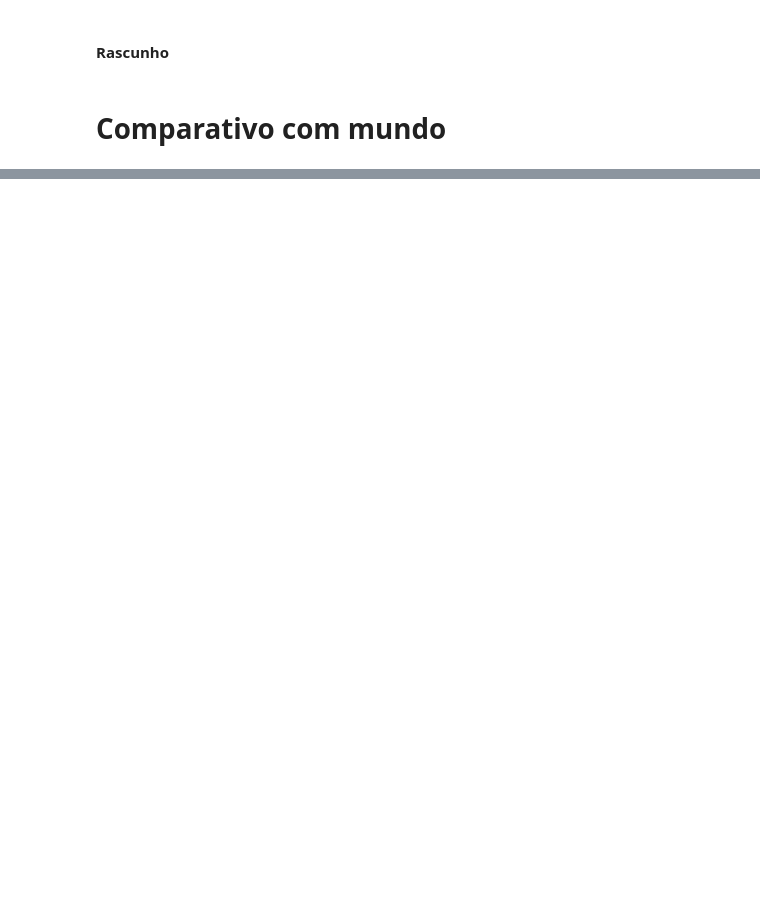
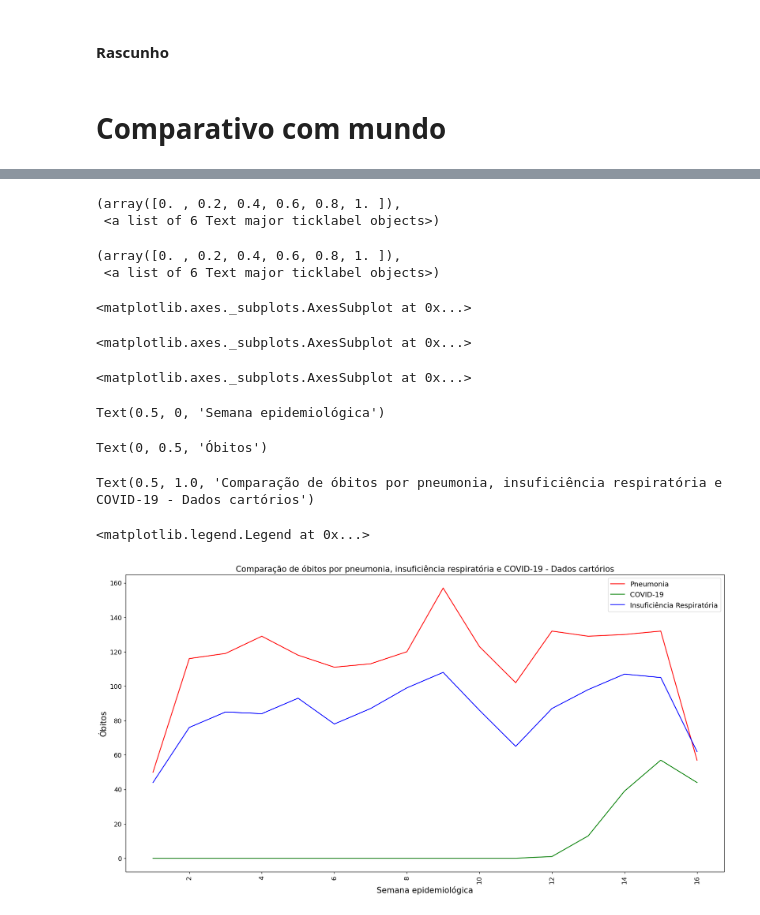
Before and after one commit to luiseduardobr1/covid19-Ceara, a Jupyter notebook: algoritmos/EstudoCoronavirusCEARA.ipynb, the cells around one changed output, grey strips where cells are left out. Cells and saved outputs as stored; diff of their text form; code cells hidden in the pictures; blank space fills up the shorter version.

```diff
--- a/algoritmos/EstudoCoronavirusCEARA.ipynb
+++ b/algoritmos/EstudoCoronavirusCEARA.ipynb
@@ -1689,0 +1591,79 @@ Taxa de crescimento mínimo: 1.0365853658536586
+# %%
+from IPython.core.interactiveshell import InteractiveShell
+InteractiveShell.ast_node_interactivity = "all"
+
+import pandas as pd
+import matplotlib.pyplot as plt
+import datetime
+import matplotlib.dates as mdates
+import matplotlib.ticker as ticker
+
+# Baixar base CSV
+df = pd.read_csv('https://brasil.io/dataset/covid19/obito_cartorio/?format=csv', encoding='latin-1')
+
+# Base do Ceará
+base_ceara = df[df['state']=='CE'].reset_index()
+
+# Convertendo coluna "date" para datetime
+base_ceara['date'] = pd.to_datetime(base_ceara['date'])
+
+# Analisando por semana epidemiológica - lembrar que agora a coluna "epidemiological_week_2020" será index
+base_ceara = base_ceara.groupby(['epidemiological_week_2020']).sum()
+base_ceara = base_ceara[base_ceara.index < len(base_ceara)]
+
+# # ----- PLOTANDO ------
+# Ajustando tamanho gráfico
+fig, ax = plt.subplots(figsize=(20, 10))
+
+
+# gca stands for 'get current axis'
+ax = plt.gca()
+
+# Limite gráfico
+#ax.set_xlim([1,len(base_ceara)-1])
+
+# Aumentar tamanho letras eixo y
+plt.yticks(size = 12)
+plt.xticks(size = 12)
+
+# Plotando
+base_ceara.plot( y='new_deaths_pneumonia_2020', ax=ax,
+           color='red', label='Pneumonia')
+base_ceara.plot( y='new_deaths_covid19',
+              ax=ax, color='green', label='COVID-19')
+base_ceara.plot( y='new_deaths_respiratory_failure_2020',
+              ax=ax, color='blue', label='Insuficiência Respiratória')
+
+# Definindo textos do título, eixo x e eixo y
+plt.xlabel('Semana epidemiológica', size = 15)
+plt.ylabel('Óbitos', size = 15)
+plt.title('Comparação de óbitos por pneumonia, insuficiência respiratória e COVID-19 - Dados cartórios', size = 15)
+
+# Colocar todos os dias no eixo x e formatando
+# plt.gca().xaxis.set_major_formatter(mdates.DateFormatter('%d/%m'))
+# plt.gca().xaxis.set_major_locator(mdates.DayLocator())
+
+# Linhas horizontais e verticais
+# plt.gca().yaxis.grid(which="major", color='k', linestyle='-', linewidth=0.5)
+# plt.gca().xaxis.grid(which="major", color='k', linestyle='-', linewidth=0.5)
+
+# Rotacionando o eixo x
+ax.tick_params(axis='x', rotation=90)
+
+# Configurar tamanho da legenda
+plt.legend(loc='best', prop={"size":13})
+
+plt.show()
+# %% [output]
+(array([0. , 0.2, 0.4, 0.6, 0.8, 1. ]),
+ <a list of 6 Text major ticklabel objects>)
+(array([0. , 0.2, 0.4, 0.6, 0.8, 1. ]),
+ <a list of 6 Text major ticklabel objects>)
+<matplotlib.axes._subplots.AxesSubplot at 0x...>
+<matplotlib.axes._subplots.AxesSubplot at 0x...>
+<matplotlib.axes._subplots.AxesSubplot at 0x...>
+Text(0.5, 0, 'Semana epidemiológica')
+Text(0, 0.5, 'Óbitos')
+Text(0.5, 1.0, 'Comparação de óbitos por pneumonia, insuficiência respiratória e COVID-19 - Dados cartórios')
+<matplotlib.legend.Legend at 0x...>
+[figure, added]
```
Also changed, not shown: parts of 23 cells of this notebook.
